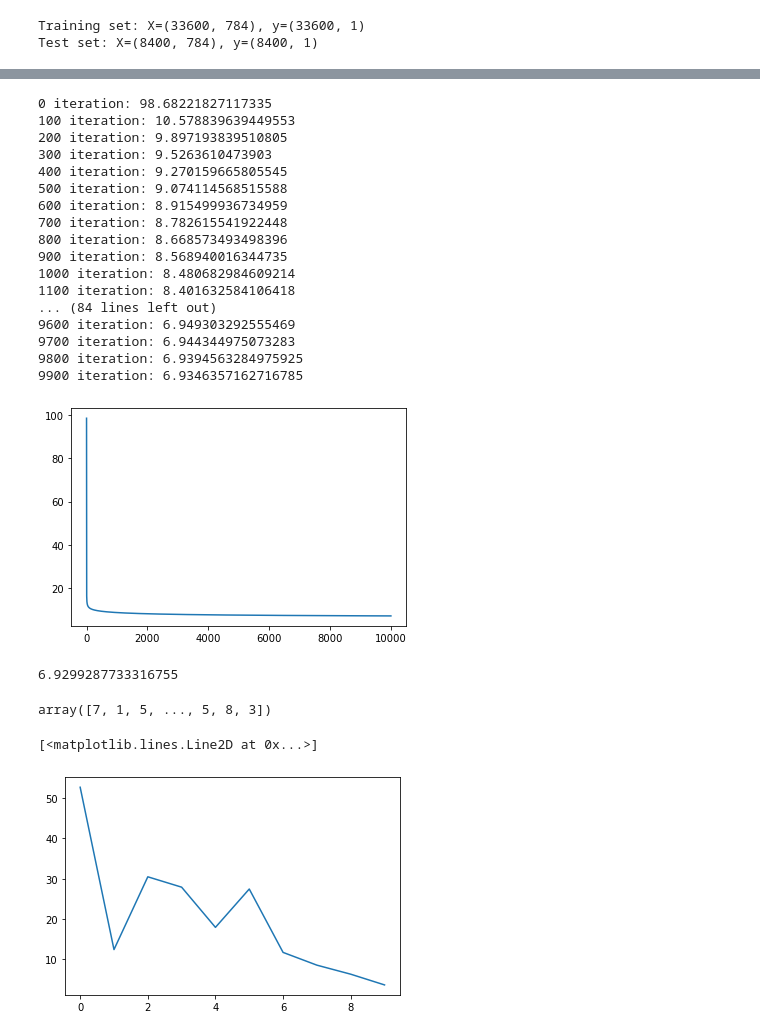
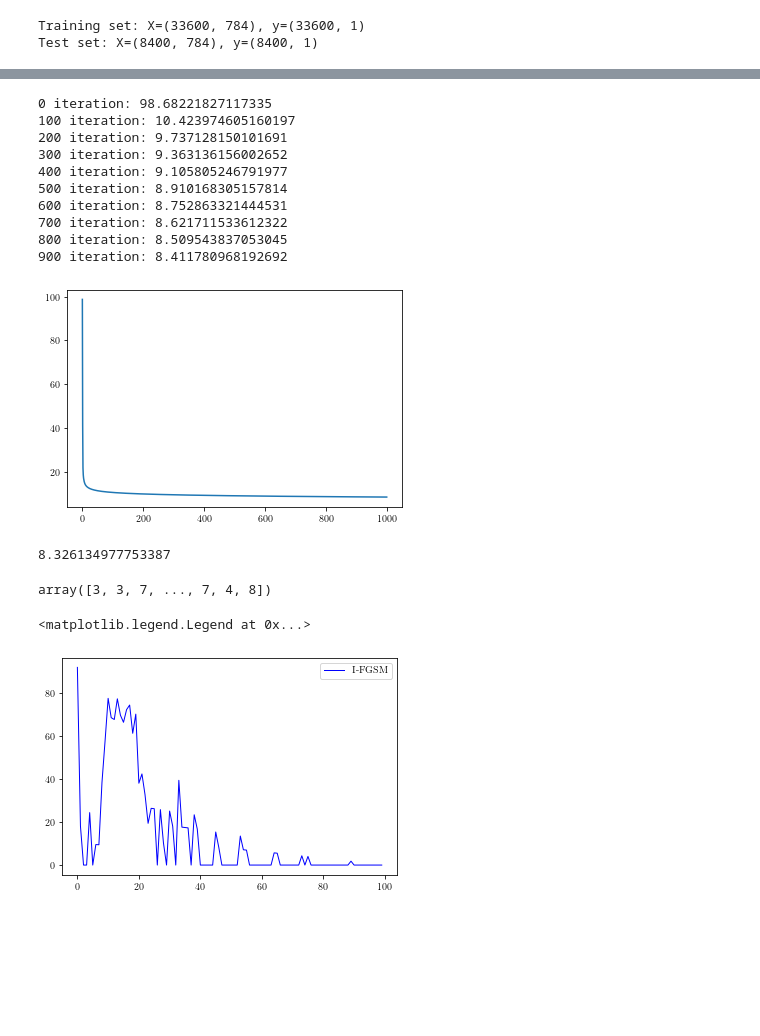
Before and after one commit to vseredovych/AdaversarialAI, a Jupyter notebook: Code/lg-softmax.ipynb, the cells around one changed output, grey strips where cells are left out. Saved outputs shown, nothing was run; the diff lists cells and outputs as text; code cells hidden in the pictures; blank space fills up the shorter version.

```diff
--- a/Code/lg-softmax.ipynb
+++ b/Code/lg-softmax.ipynb
@@ -23,6 +23,12 @@ class LogisticRegression():
         self.normalize = normalize
         self.__mean = None
         self.__std = None
+
+    def get_mean(self):
+        return self.__mean
+
+    def get_std(self):
+        return self.__std
 
     def fit(self, X_vert, Y_vert, alpha, num_iters, epsilon):
         # X transformations
@@ -276,33 +282,26 @@ y_labels = [x[3:] for x in  encoder.get_feature_names()]
 # Y_test = encoder.transform(y_test).toarray()
 # %%
 lg = LogisticRegression(normalize=True)
-lg.fit(X_train, Y_train, 1, 10000, 1e-20)
+lg.fit(X_train, Y_train, 1, 1000, 1e-20)
 
 plot_J(lg.get_cost_history())
 print(lg.get_cost_history()[-1])
 # %% [output]
 0 iteration: 98.68221827117335
-100 iteration: 10.578839639449553
-200 iteration: 9.897193839510805
-300 iteration: 9.5263610473903
-400 iteration: 9.270159665805545
-500 iteration: 9.074114568515588
-600 iteration: 8.915499936734959
-700 iteration: 8.782615541922448
-800 iteration: 8.668573493498396
-900 iteration: 8.568940016344735
-1000 iteration: 8.480682984609214
-1100 iteration: 8.401632584106418
-... (84 lines left out)
-9600 iteration: 6.949303292555469
-9700 iteration: 6.944344975073283
-9800 iteration: 6.9394563284975925
-9900 iteration: 6.9346357162716785
+100 iteration: 10.423974605160197
+200 iteration: 9.737128150101691
+300 iteration: 9.363136156002652
+400 iteration: 9.105805246791977
+500 iteration: 8.910168305157814
+600 iteration: 8.752863321444531
+700 iteration: 8.621711533612322
+800 iteration: 8.509543837053045
+900 iteration: 8.411780968192692
-[figure, old version]
+[figure, new version]
-6.9299287733316755
+8.326134977753387
 # %%
 y_pred = lg.predict(X_test)
 y_pred
 # %% [output]
-array([7, 1, 5, ..., 5, 8, 3])
+array([3, 3, 7, ..., 7, 4, 8])
 # %%
@@ -332,43 +332,49 @@ def show_adversarial_sample(x, y_labels, alpha, goal=goal, model=lg):
     plt.show()
     print(f"Iterations: {attack.num_iters}; alpha: {alpha};")
 # %%
-def get_trick_iteration(x, y_labels, num_iter, alpha, goal=goal, model=lg):
-    attack = AttackFGSM()
+def get_trick_iteration(x, y_labels, num_iter, alpha, goal=[], model=lg):
+    attack = AttackFGSM(normalize=True)
     attack.fit(x, lg.W, lg.b, goal, alpha, num_iter, lg.predict)
     adv_pred = lg.predict(np.array( attack.X_))
     return attack.num_iters, attack.tricked
 # %%
 n = len(y_labels)
 # %%
+X_test_norm = (X_test - lg.get_mean()) / lg.get_std()
+
 num = 0
 den = 0
 iter_res_dict = {}
 y = np.zeros(n)
 
 
 
 for i in range(100):
-    x = np.expand_dims(X_test.iloc[i, :], axis=0)
+    x = np.expand_dims(X_test_norm.iloc[i, :], axis=0)
     for j in range(len(y_labels)):
         y = np.zeros(n)
         y[j] = 1
-        for k in range(10):
-            iters, result  = get_trick_iteration(x, y_labels, k, 0.1, goal=y, model=lg)
+        for k in range(100):
+            iters, result  = get_trick_iteration(x, y_labels, k, 0.01, goal=y, model=lg)
+            #if (iters == 10):
+            #    print(i, y)
             if iters in iter_res_dict.keys():
                 iter_res_dict[iters]["appearance_count"] += 1
                 iter_res_dict[iters]["success_count"] += result
 
             else:
                 iter_res_dict.update({iters: {"appearance_count": 1, "success_count": result} })
 
 success_rate = {}
 for key, value in iter_res_dict.items():
     success_rate[key] = value["success_count"] / value["appearance_count"] * 100
 
 #print(num / den)
 #print(iter_res_dict)
 #print(success_rate)
-plt.plot(list(success_rate.keys()), list(success_rate.values()))
+
+line1, = plt.plot(list(success_rate.keys()), list(success_rate.values()), linestyle='-', linewidth=1, color='blue', label='I-FGSM')
+plt.legend(loc="upper right")
 # %% [output]
-[<matplotlib.lines.Line2D at 0x...>]
+<matplotlib.legend.Legend at 0x...>
-[figure, old version]
+[figure, new version]
```
Also changed, not shown: parts of 8 cells of this notebook, 8 other files.
